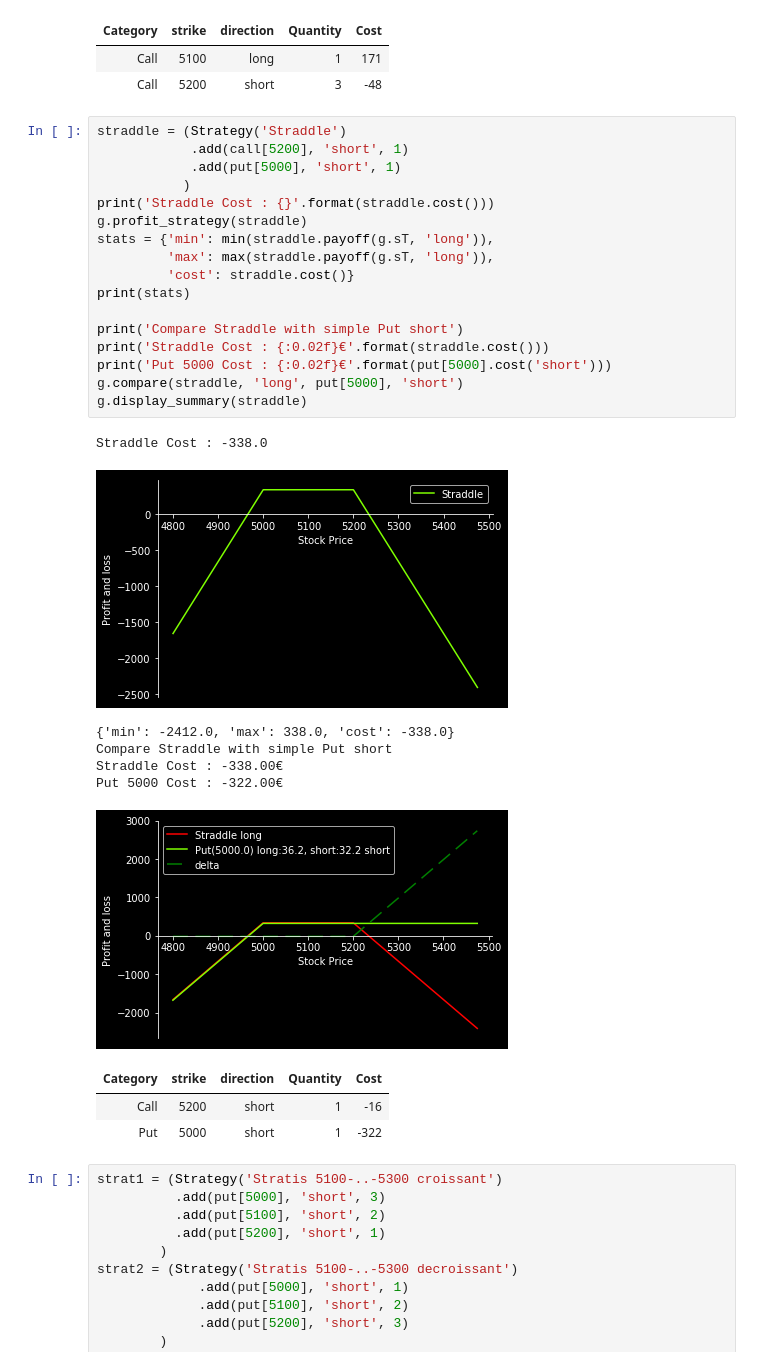
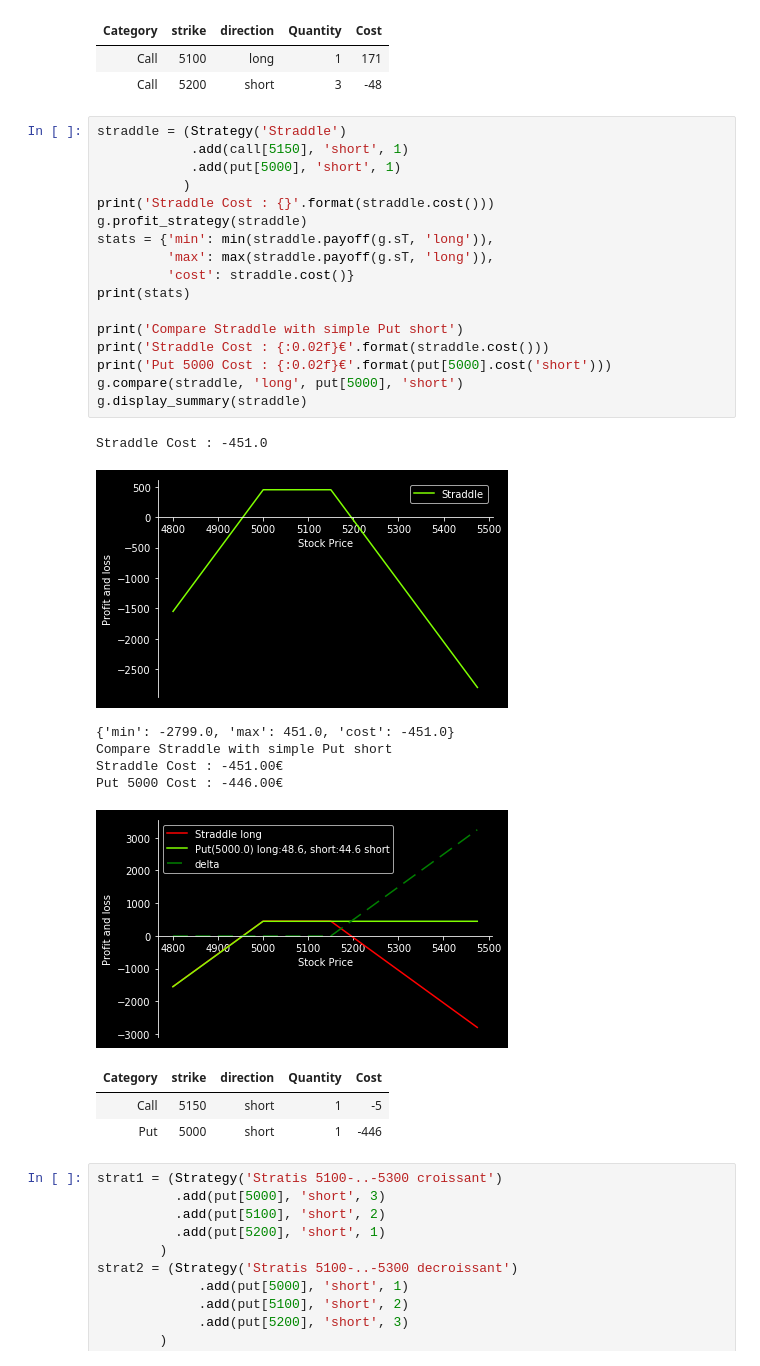
Before and after one commit to splanquart/spoption, a Jupyter notebook: analyses.ipynb, the cells around one changed output. Saved outputs shown, nothing was run; the diff lists cells and outputs as text.

```diff
--- a/analyses.ipynb
+++ b/analyses.ipynb
@@ -102,32 +102,32 @@ Ratio Spread 5100.0-5200.0 R:3
 | Call | 5200 | short | 3 | -48 |
 # %%
 straddle = (Strategy('Straddle')
-            .add(call[5200], 'short', 1)
+            .add(call[5150], 'short', 1)
             .add(put[5000], 'short', 1)
            )
 print('Straddle Cost : {}'.format(straddle.cost()))
 g.profit_strategy(straddle)
 stats = {'min': min(straddle.payoff(g.sT, 'long')),
          'max': max(straddle.payoff(g.sT, 'long')),
          'cost': straddle.cost()}
 print(stats)
 
 print('Compare Straddle with simple Put short')
 print('Straddle Cost : {:0.02f}€'.format(straddle.cost()))
 print('Put 5000 Cost : {:0.02f}€'.format(put[5000].cost('short')))
 g.compare(straddle, 'long', put[5000], 'short')
 g.display_summary(straddle)
 # %% [output]
-Straddle Cost : -338.0
+Straddle Cost : -451.0
-[figure, old version]
+[figure, new version]
-{'min': -2412.0, 'max': 338.0, 'cost': -338.0}
+{'min': -2799.0, 'max': 451.0, 'cost': -451.0}
 Compare Straddle with simple Put short
-Straddle Cost : -338.00€
-Put 5000 Cost : -322.00€
+Straddle Cost : -451.00€
+Put 5000 Cost : -446.00€
-[figure, old version]
+[figure, new version]
 | Category | strike | direction | Quantity | Cost |
-| Call | 5200 | short | 1 | -16 |
-| Put | 5000 | short | 1 | -322 |
+| Call | 5150 | short | 1 | -5 |
+| Put | 5000 | short | 1 | -446 |
 # %%
 strat1 = (Strategy('Stratis 5100-..-5300 croissant')
           .add(put[5000], 'short', 3)
```
Also changed, not shown: parts of 4 cells of this notebook, 5 other files.
